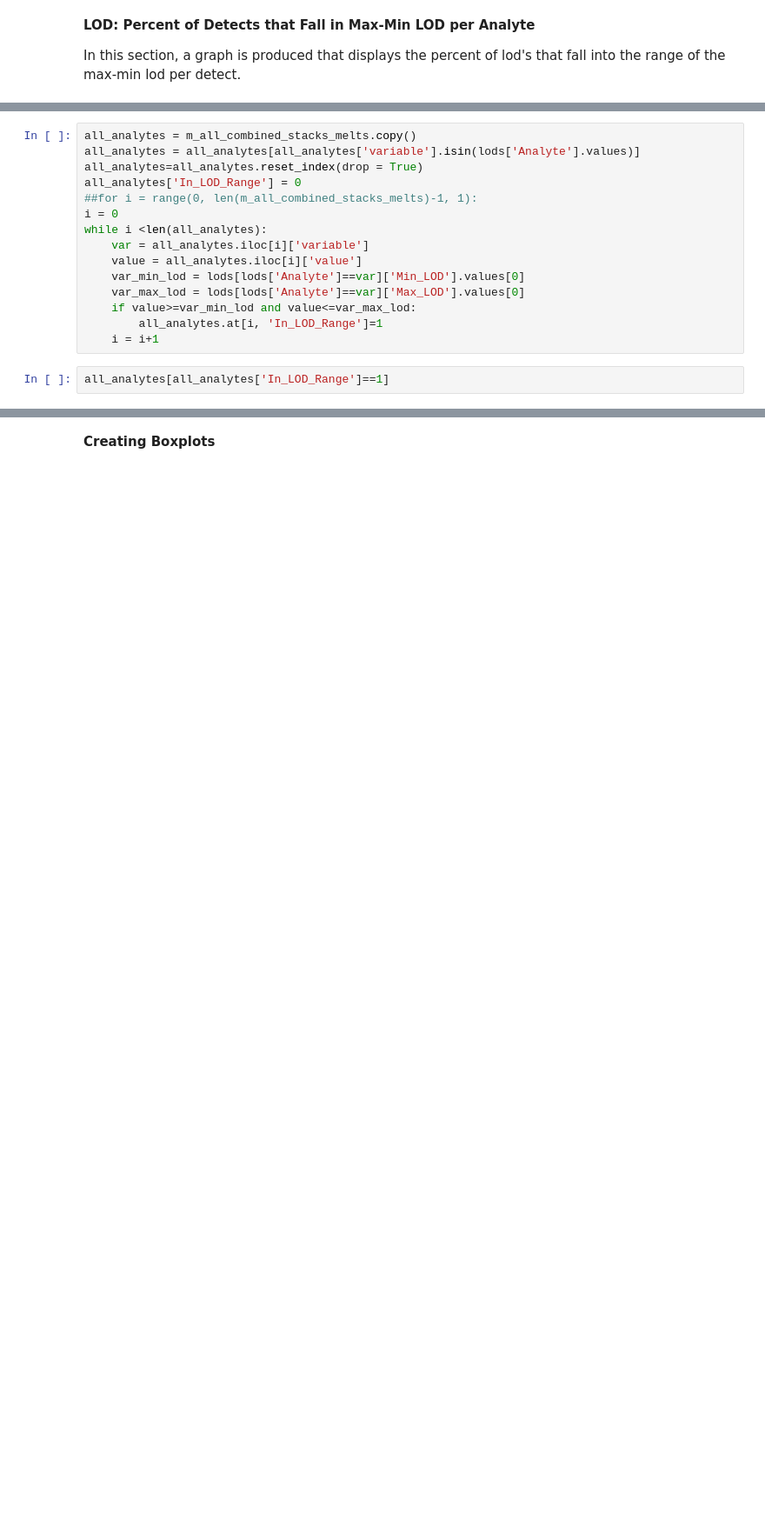
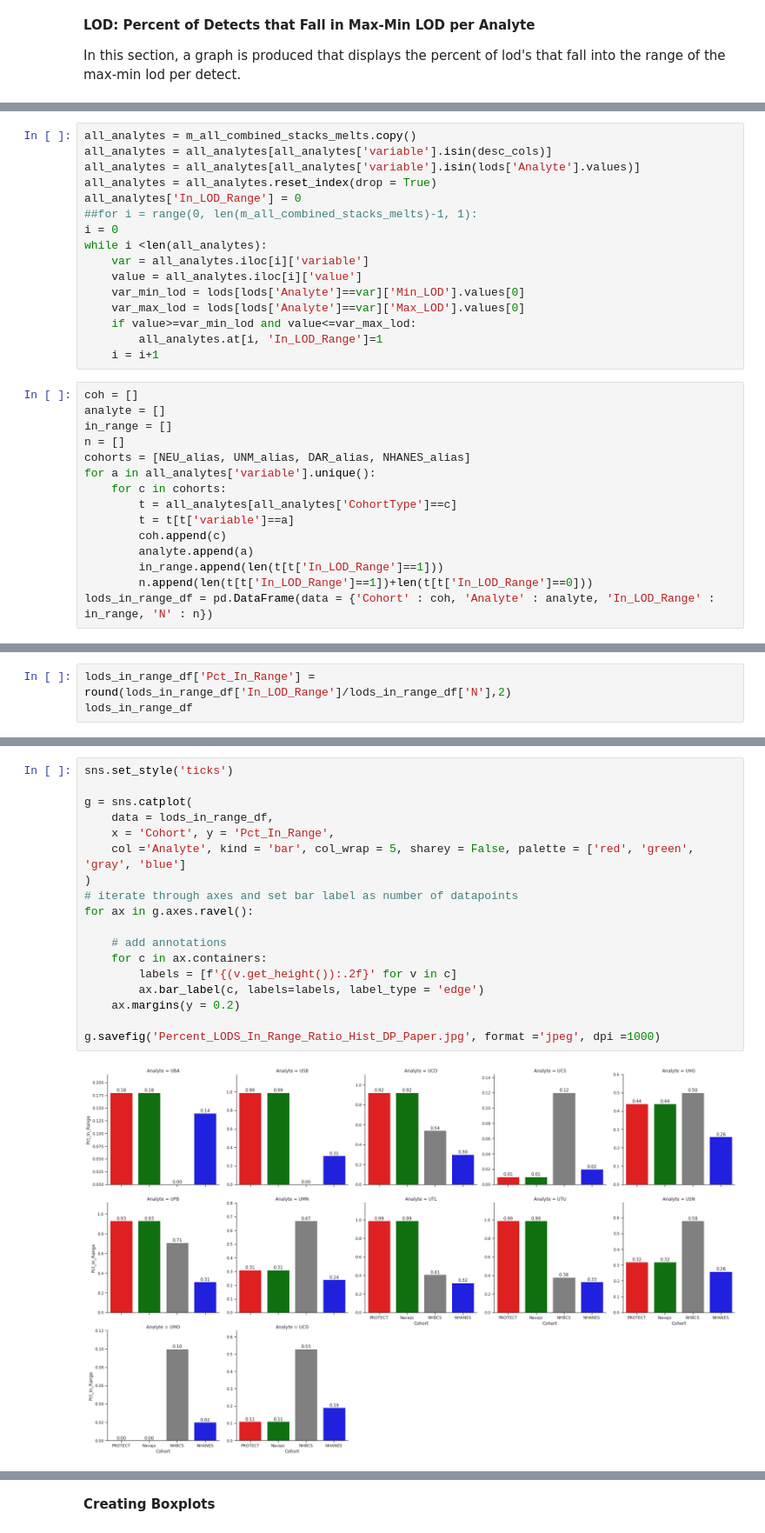
Before and after one commit to agostini01/harmonization-website, a Jupyter notebook: cohorts_proj/jupyter/Distribution Paper JGeller/NHANES_template_copy.ipynb, the cells around one changed output, grey strips where cells are left out. Shown at 87% size. Saved outputs shown, nothing was run; the diff lists cells and outputs as text; blank space fills up the shorter version.

Commit message:
lod updated analysis analytes in range

```diff
--- a/cohorts_proj/jupyter/Distribution Paper JGeller/NHANES_template_copy.ipynb
+++ b/cohorts_proj/jupyter/Distribution Paper JGeller/NHANES_template_copy.ipynb
@@ -759,7 +738,8 @@ all_analytes[all_analytes['variable'].isin(desc_cols)]
 # %%
 all_analytes = m_all_combined_stacks_melts.copy()
+all_analytes = all_analytes[all_analytes['variable'].isin(desc_cols)]
 all_analytes = all_analytes[all_analytes['variable'].isin(lods['Analyte'].values)]
-all_analytes=all_analytes.reset_index(drop = True)
+all_analytes = all_analytes.reset_index(drop = True)
 all_analytes['In_LOD_Range'] = 0
 ##for i = range(0, len(m_all_combined_stacks_melts)-1, 1):
 i = 0
@@ -772,4 +752,17 @@ while i <len(all_analytes):
         all_analytes.at[i, 'In_LOD_Range']=1
     i = i+1
 # %%
-all_analytes[all_analytes['In_LOD_Range']==1]
+coh = []
+analyte = []
+in_range = []
+n = []
+cohorts = [NEU_alias, UNM_alias, DAR_alias, NHANES_alias]
+for a in all_analytes['variable'].unique():
+    for c in cohorts:
+        t = all_analytes[all_analytes['CohortType']==c]
+        t = t[t['variable']==a]
+        coh.append(c)
+        analyte.append(a)
+        in_range.append(len(t[t['In_LOD_Range']==1]))
+        n.append(len(t[t['In_LOD_Range']==1])+len(t[t['In_LOD_Range']==0]))
+lods_in_range_df = pd.DataFrame(data = {'Cohort' : coh, 'Analyte' : analyte, 'In_LOD_Range' : in_range, 'N' : n})
@@ -831,0 +769,3 @@ m_blod_df_ratio = blod_df_ratio[~blod_df_ratio['variable'].isin(['CohortType', '
+# %%
+lods_in_range_df['Pct_In_Range'] = round(lods_in_range_df['In_LOD_Range']/lods_in_range_df['N'],2)
+lods_in_range_df
@@ -831,0 +790,20 @@ m_blod_df_ratio = blod_df_ratio[~blod_df_ratio['variable'].isin(['CohortType', '
+# %%
+sns.set_style('ticks')
+
+g = sns.catplot(
+    data = lods_in_range_df,
+    x = 'Cohort', y = 'Pct_In_Range',
+    col ='Analyte', kind = 'bar', col_wrap = 5, sharey = False, palette = ['red', 'green', 'gray', 'blue']
+)
+# iterate through axes and set bar label as number of datapoints
+for ax in g.axes.ravel():
+
+    # add annotations
+    for c in ax.containers:
+        labels = [f'{(v.get_height()):.2f}' for v in c]
+        ax.bar_label(c, labels=labels, label_type = 'edge')
+    ax.margins(y = 0.2)
+
+g.savefig('Percent_LODS_In_Range_Ratio_Hist_DP_Paper.jpg', format ='jpeg', dpi =1000)
+# %% [output]
+[figure, added]
```
Also changed, not shown: parts of 11 cells of this notebook.
